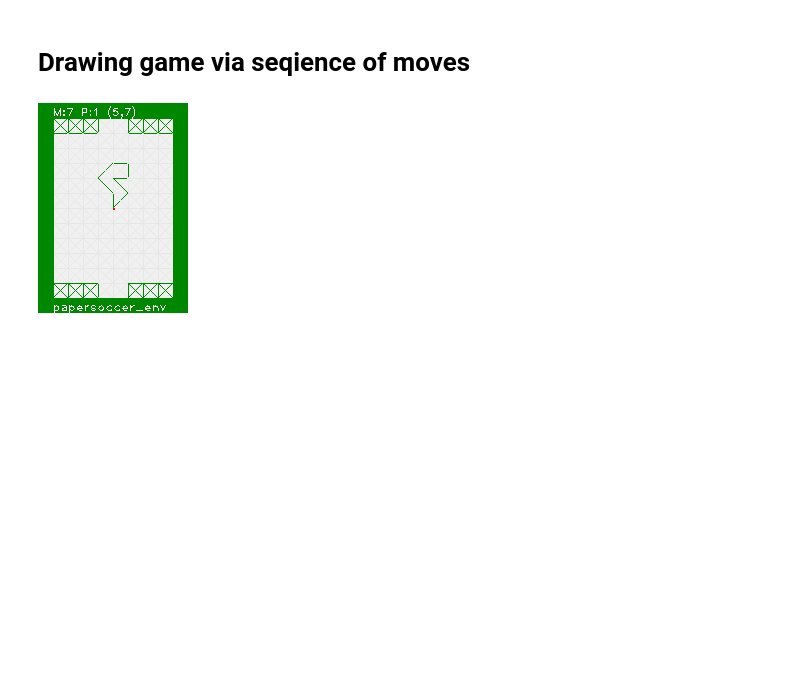
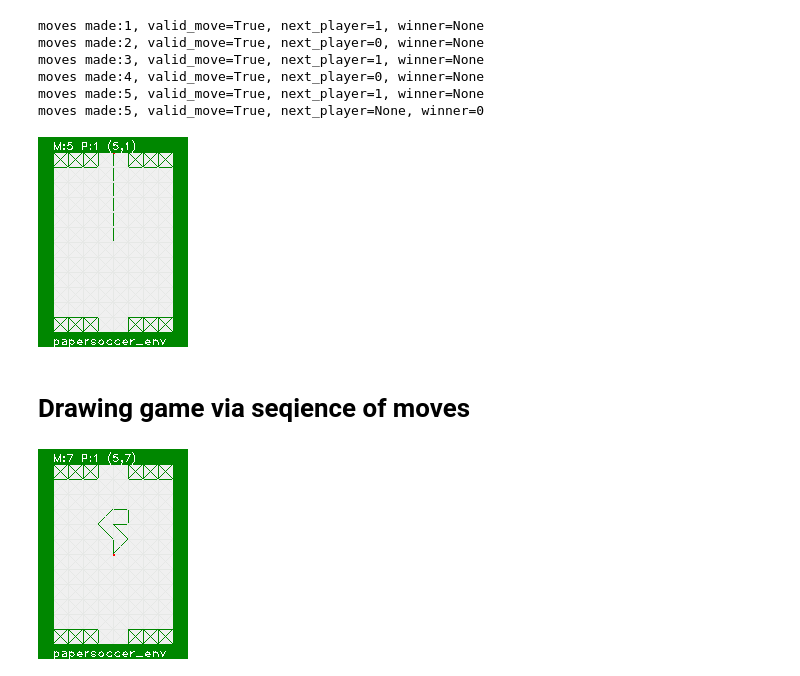
Before and after one commit to bwosh/papersoccer_env, a Jupyter notebook: env.ipynb, the cells around one changed output. Saved outputs shown, nothing was run; the diff lists cells and outputs as text; code cells hidden in the pictures; blank space fills up the shorter version.

```diff
--- a/env.ipynb
+++ b/env.ipynb
@@ -10,3 +36,34 @@ from papersoccer_env import Board
+# %%
+# move - returned values
+board = Board()
+
+move_code = "T"
+
+valid_move, next_player, winner = board.move(move_code)
+print(f"moves made:{board.moves}, valid_move={valid_move}, next_player={next_player}, winner={winner}")
+valid_move, next_player, winner = board.move(move_code)
+print(f"moves made:{board.moves}, valid_move={valid_move}, next_player={next_player}, winner={winner}")
+valid_move, next_player, winner = board.move(move_code)
+print(f"moves made:{board.moves}, valid_move={valid_move}, next_player={next_player}, winner={winner}")
+valid_move, next_player, winner = board.move(move_code)
+print(f"moves made:{board.moves}, valid_move={valid_move}, next_player={next_player}, winner={winner}")
+valid_move, next_player, winner = board.move(move_code)
+print(f"moves made:{board.moves}, valid_move={valid_move}, next_player={next_player}, winner={winner}")
+valid_move, next_player, winner = board.move("T")
+print(f"moves made:{board.moves}, valid_move={valid_move}, next_player={next_player}, winner={winner}")
+
+Image.fromarray(board.draw())
+# 4,1 5,1 6,1
+# 4,13 5,13 6,13
+#7//2
+# %% [output]
+moves made:1, valid_move=True, next_player=1, winner=None
+moves made:2, valid_move=True, next_player=0, winner=None
+moves made:3, valid_move=True, next_player=1, winner=None
+moves made:4, valid_move=True, next_player=0, winner=None
+moves made:5, valid_move=True, next_player=1, winner=None
+moves made:5, valid_move=True, next_player=None, winner=0
+[figure, added]
 # %% [markdown]
 # Drawing game via seqience of moves
 # %%
```
Also changed, not shown: parts of 17 cells of this notebook, 1 other file.
